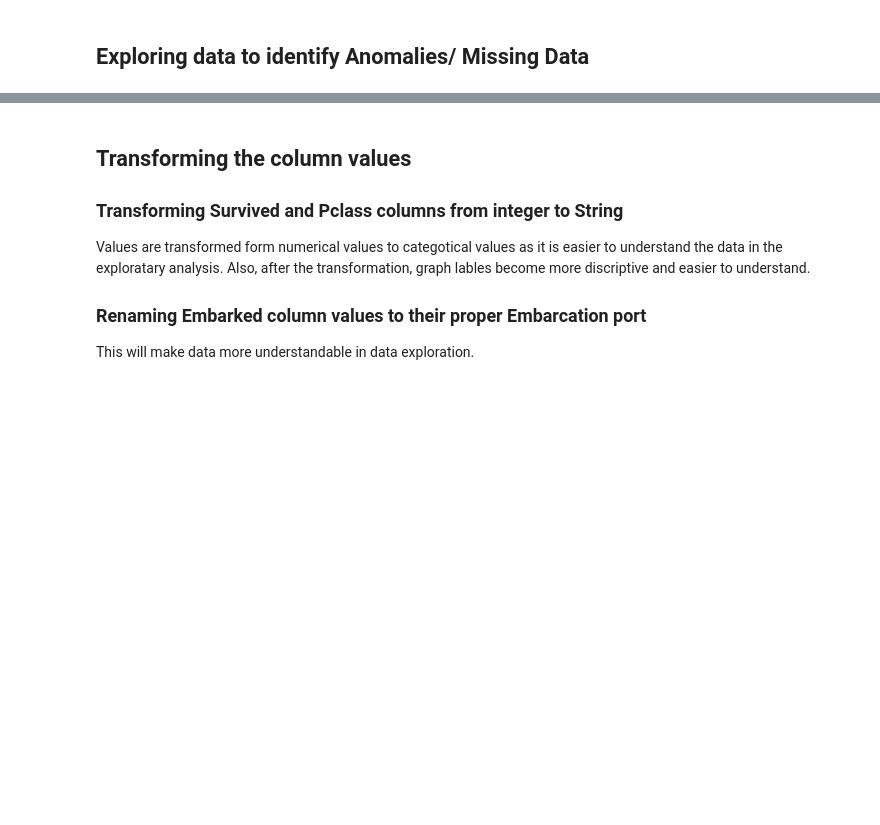
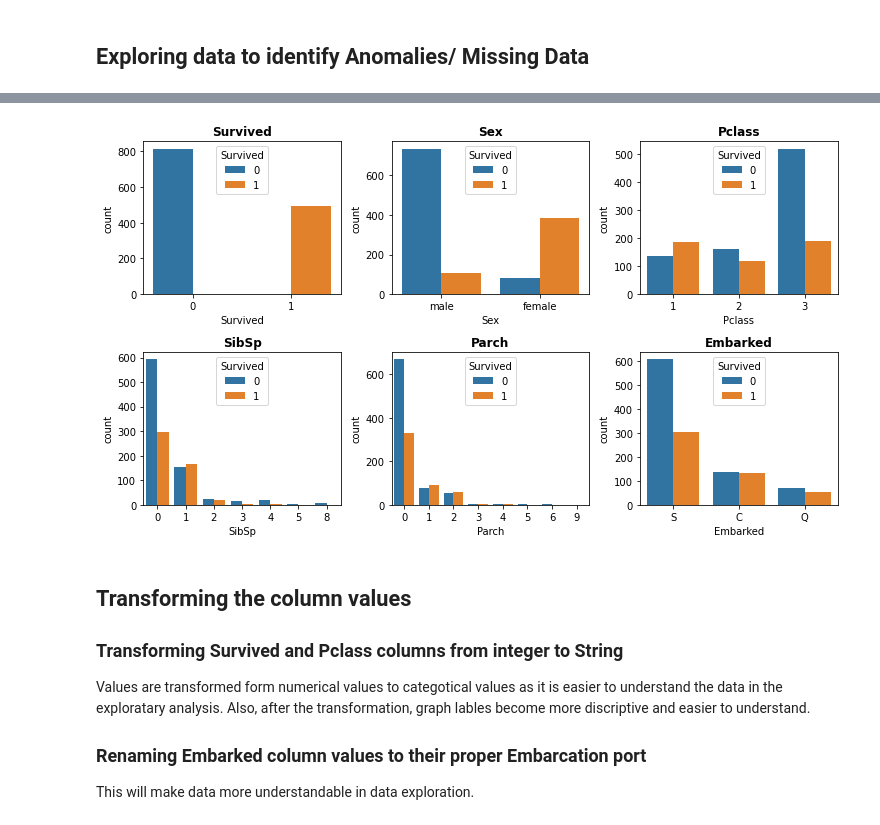
Before and after one commit to chanyadeshani/Group8, a Jupyter notebook: submit_assignment.ipynb, the cells around one changed output, grey strips where cells are left out. Cells and saved outputs as stored; diff of their text form; code cells hidden in the pictures; blank space fills up the shorter version.

```diff
--- a/submit_assignment.ipynb
+++ b/submit_assignment.ipynb
@@ -85,19 +168,23 @@ for column in train_df.columns:
 # %%
 'Our desired number of plot row and column size'
 categorical_plot_nrows = 2
 categorical_plot_ncols = 3
 
-fig, axs = plt.subplots(categorical_plot_nrows, categorical_plot_ncols, figsize = (categorical_plot_ncols*3.5, categorical_plot_nrows*3))
+fig, axs = plt.subplots(categorical_plot_nrows, categorical_plot_ncols, figsize=(
+    categorical_plot_ncols*3.5, categorical_plot_nrows*3))
 
 for r in range(0, categorical_plot_nrows):
     for c in range(0, categorical_plot_ncols):
         i = r*categorical_plot_ncols+c
         ax = axs[r][c]
-        sns.countplot(train_df[categorical_variable[i]], hue=train_df["Survived"], ax=ax)
+        sns.countplot(train_df[categorical_variable[i]],
+                      hue=train_df["Survived"], ax=ax)
         ax.set_title(categorical_variable[i], fontsize=12, fontweight="bold")
         ax.legend(title="Survived", loc='upper center')
 
 plt.tight_layout()
+# %% [output]
+[figure, added]
 # %% [markdown]
 ## Transforming the column values
 ### Transforming Survived and Pclass columns from integer to String
```
Also changed, not shown: parts of 41 cells of this notebook.
